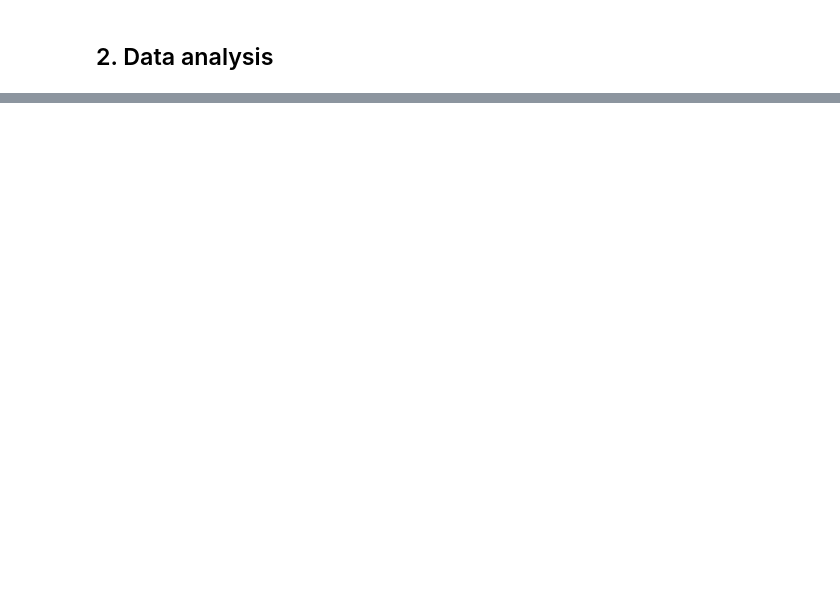
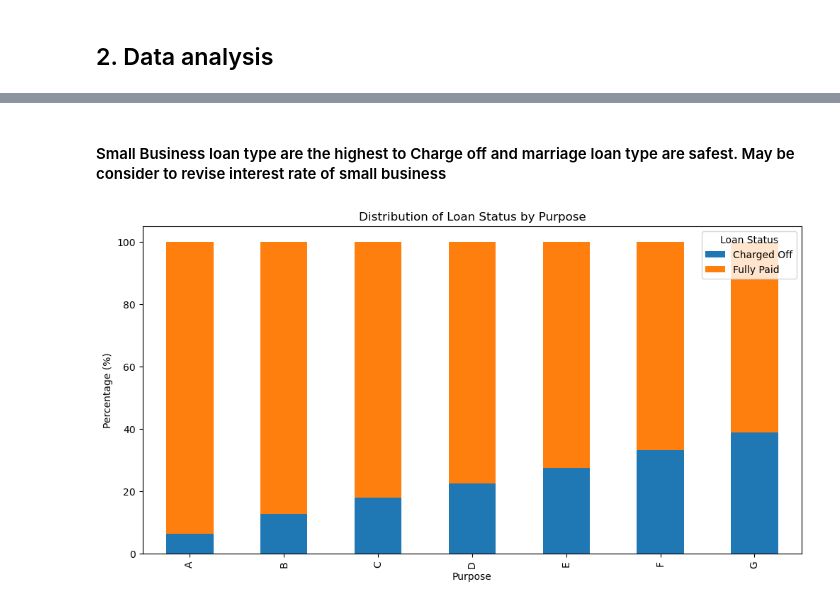
Before and after one commit to arunprasadkumaran/lending-club-case-study, a Jupyter notebook: ArunPrasad.ipynb, the cells around one changed output, grey strips where cells are left out. Cells and saved outputs as stored; diff of their text form; code cells hidden in the pictures; blank space fills up the shorter version.

```diff
--- a/ArunPrasad.ipynb
+++ b/ArunPrasad.ipynb
@@ -109,0 +197,21 @@ sns.boxplot(lc_analysis_data.loan_amnt)
+# %% [markdown]
+<h4> Small Business loan type are the highest to Charge off and marriage loan type are safest. May be consider to revise interest rate of small business</h4>
+# %%
+grouped = lc_analysis_data.groupby(['purpose', 'loan_status']).size().unstack(fill_value=0)
+
+# Calculate the total count of each 'purpose' group
+total_counts = grouped.sum(axis=1)
+
+# Calculate the percentage distribution for each 'purpose' group
+percentage_distribution = (grouped.T / total_counts * 100).T
+
+percentage_distribution.plot(kind='bar', stacked=True, figsize=(12, 6))
+plt.title('Distribution of Loan Status by Purpose')
+plt.xlabel('Purpose')
+plt.ylabel('Percentage (%)')
+plt.legend(title='Loan Status')
+
+# Show the plot
+plt.show()
+# %% [output]
+[figure, added]
```
Also changed, not shown: parts of 19 cells of this notebook.
